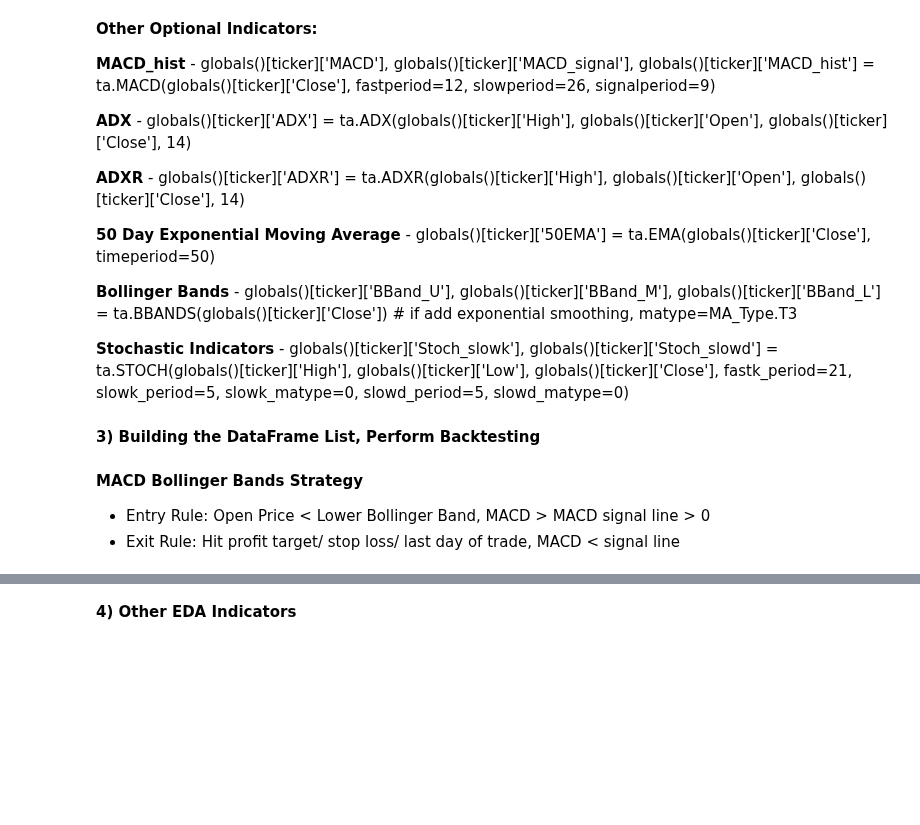
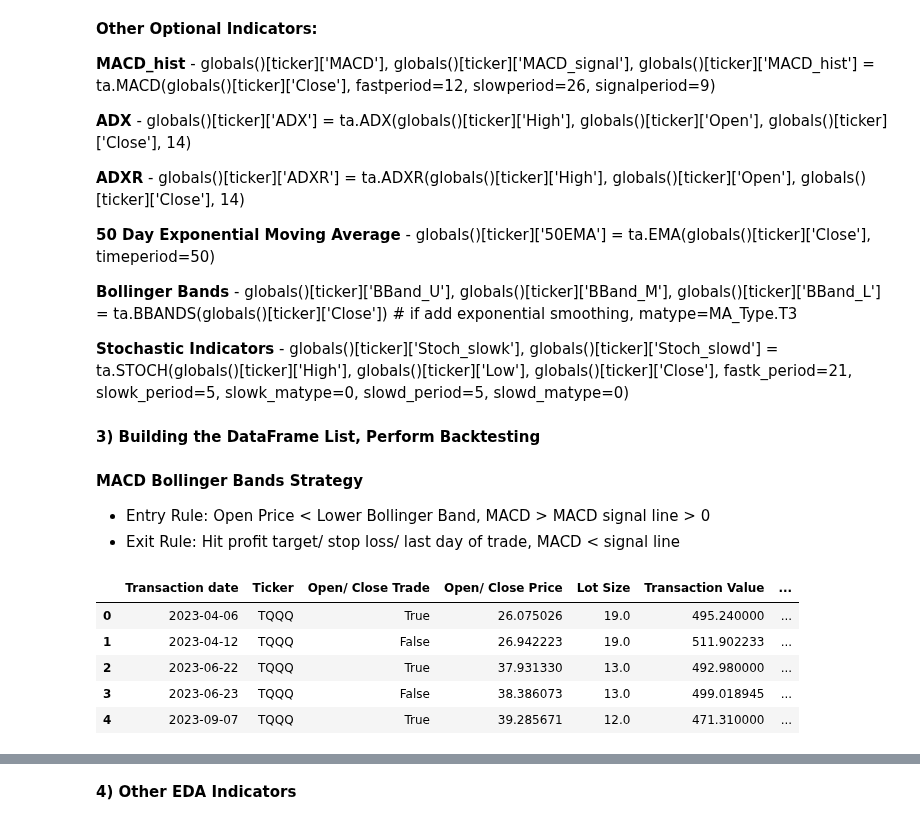
Before and after one commit to jade-lam/AlgorithmicTrading, a Jupyter notebook: Bollinger Bands Strategy on 3x Leveraged ETF.ipynb, the cells around one changed output, grey strips where cells are left out. Cells and saved outputs as stored; diff of their text form; code cells hidden in the pictures; blank space fills up the shorter version.

```diff
--- a/Bollinger Bands Strategy on 3x Leveraged ETF.ipynb
+++ b/Bollinger Bands Strategy on 3x Leveraged ETF.ipynb
@@ -274,6 +268,19 @@ for df in df_list:
     test_result_null = bbmacd_result_list.append([df_name, 0, 0, 0, 0, 0, 0])
     bbmacd_result_df = pd.DataFrame(bbmacd_result_list)
     bbmacd_result_df.columns = ['Ticker', 'No of Trade', 'Total PNL', 'Avg PNL/ Trade', 'Maximum Drawdown', 'Avg Holding Days', 'Win Rate %']
+# %%
+# creating trade details
+trade_list = pd.DataFrame(bb_macd_tradelist)
+trade_list.columns = ['Transaction date', 'Ticker', 'Open/ Close Trade', 'Open/ Close Price',
+                      'Lot Size', 'Transaction Value', 'Profit/ Loss (USD)', 'Avg Holding Days']
+trade_list.head()
+# %% [output]
+|  | Transaction date | Ticker | Open/ Close Trade | Open/ Close Price | Lot Size | Transaction Value | ... |
+| 0 | 2023-04-06 | TQQQ | True | 26.075026 | 19.0 | 495.240000 | ... |
+| 1 | 2023-04-12 | TQQQ | False | 26.942223 | 19.0 | 511.902233 | ... |
+| 2 | 2023-06-22 | TQQQ | True | 37.931330 | 13.0 | 492.980000 | ... |
+| 3 | 2023-06-23 | TQQQ | False | 38.386073 | 13.0 | 499.018945 | ... |
+| 4 | 2023-09-07 | TQQQ | True | 39.285671 | 12.0 | 471.310000 | ... |
 # %%
 # PNL for Bollinger Bands + MACD Strategy
 
```
Also changed, not shown: parts of 14 cells of this notebook.
